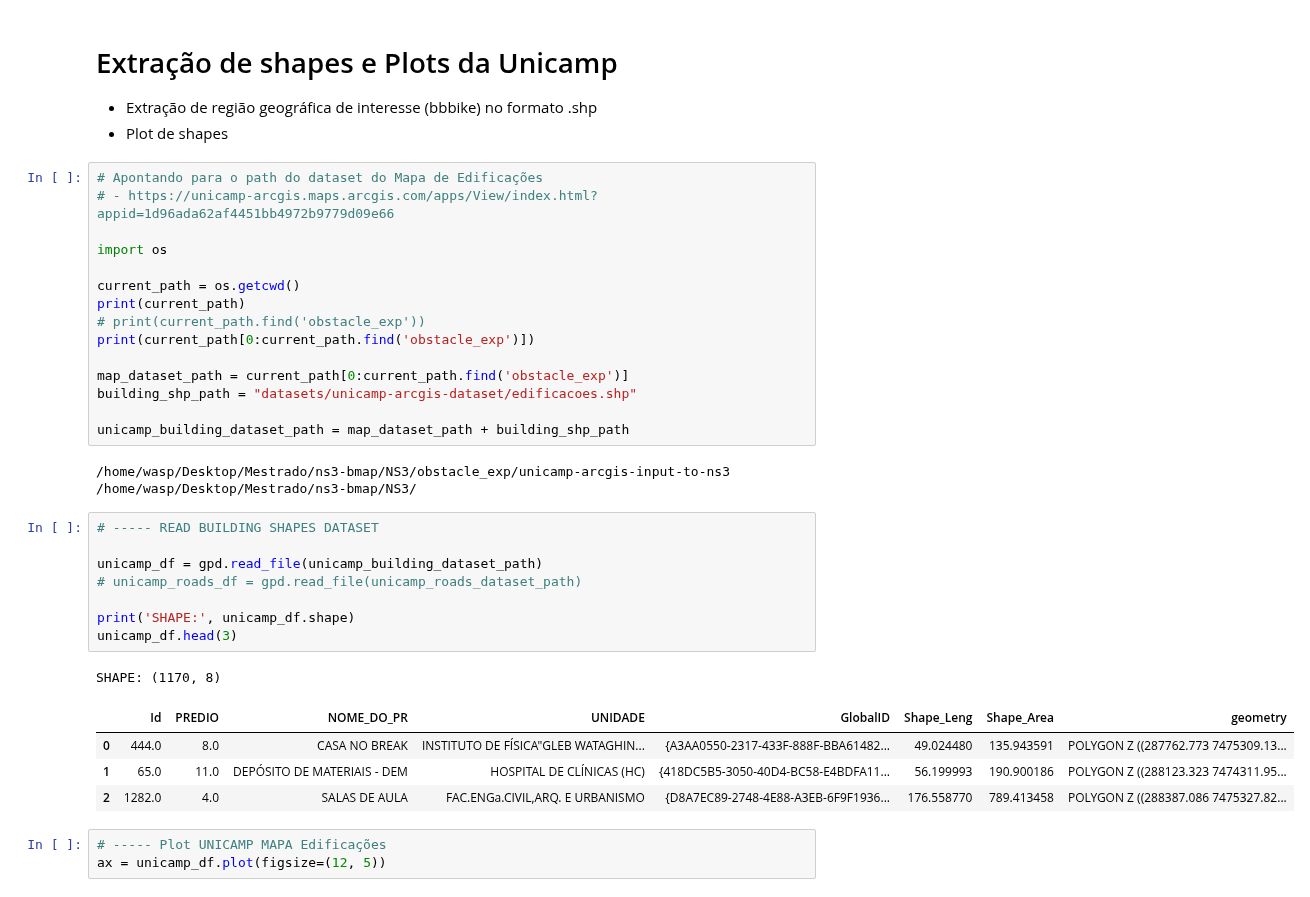
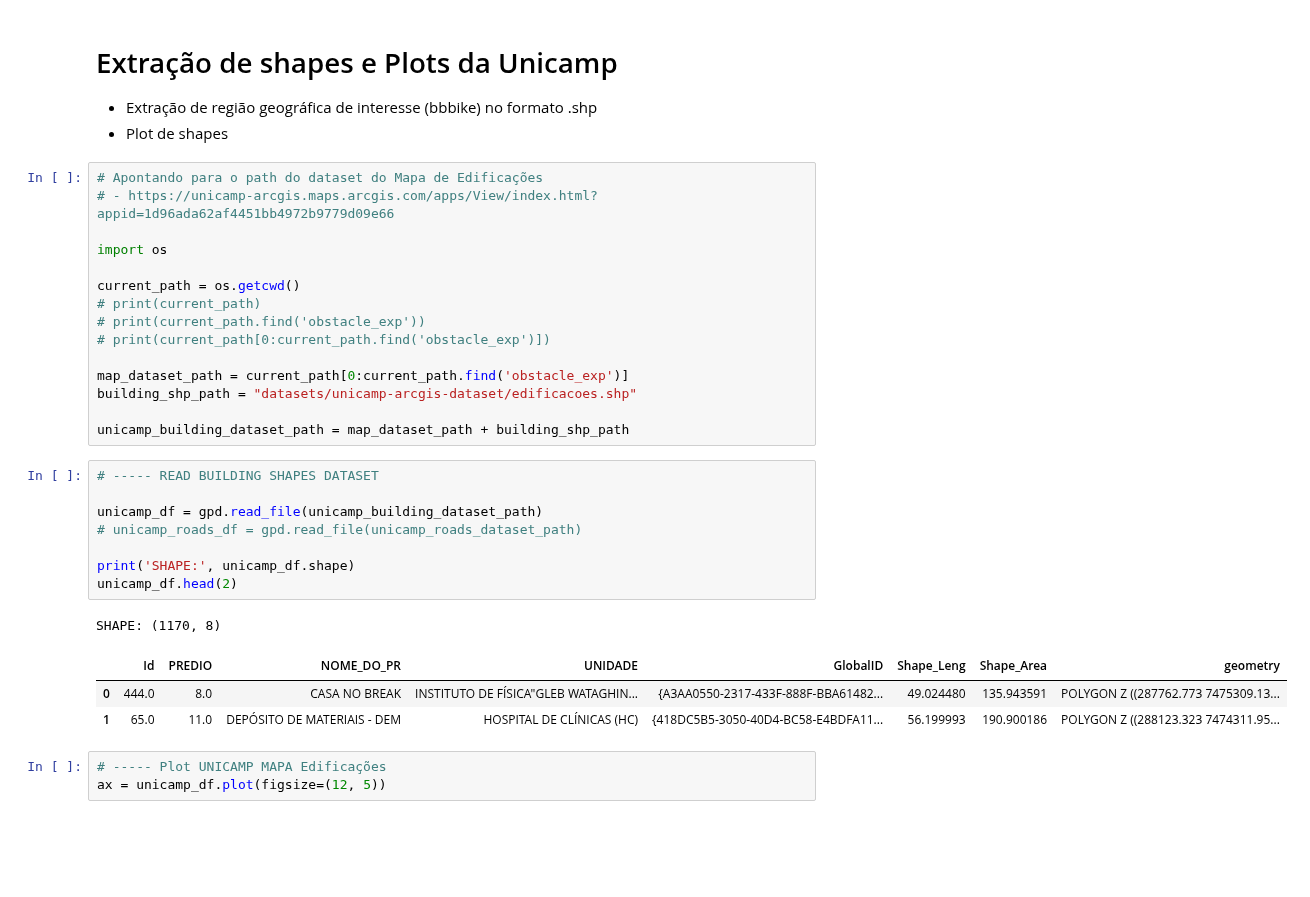
Before and after one commit to wasp-lahis/ns3-bmap, a Jupyter notebook: NS3/obstacle_exp/unicamp-arcgis-input-to-ns3/create-dataset-inputs-to-ns3.ipynb, the cells around one changed output. Cells and saved outputs as stored; diff of their text form; blank space fills up the shorter version.

```diff
--- a/NS3/obstacle_exp/unicamp-arcgis-input-to-ns3/create-dataset-inputs-to-ns3.ipynb
+++ b/NS3/obstacle_exp/unicamp-arcgis-input-to-ns3/create-dataset-inputs-to-ns3.ipynb
@@ -30,31 +30,27 @@ import pandas as pd
 import os
 
 current_path = os.getcwd()
-print(current_path)
+# print(current_path)
 # print(current_path.find('obstacle_exp'))
-print(current_path[0:current_path.find('obstacle_exp')])
+# print(current_path[0:current_path.find('obstacle_exp')])
 
 map_dataset_path = current_path[0:current_path.find('obstacle_exp')]
 building_shp_path = "datasets/unicamp-arcgis-dataset/edificacoes.shp"
 
 unicamp_building_dataset_path = map_dataset_path + building_shp_path
-# %% [output]
-/home/wasp/Desktop/Mestrado/ns3-bmap/NS3/obstacle_exp/unicamp-arcgis-input-to-ns3
-/home/wasp/Desktop/Mestrado/ns3-bmap/NS3/
 # %%
 # ----- READ BUILDING SHAPES DATASET
 
 unicamp_df = gpd.read_file(unicamp_building_dataset_path)
 # unicamp_roads_df = gpd.read_file(unicamp_roads_dataset_path)
 
 print('SHAPE:', unicamp_df.shape)
-unicamp_df.head(3)
+unicamp_df.head(2)
 # %% [output]
 SHAPE: (1170, 8)
 |  | Id | PREDIO | NOME_DO_PR | UNIDADE | GlobalID | Shape_Leng | Shape_Area | geometry |
 | 0 | 444.0 | 8.0 | CASA NO BREAK | INSTITUTO DE FÍSICA"GLEB WATAGHIN... | {A3AA0550-2317-433F-888F-BBA61482... | 49.024480 | 135.943591 | POLYGON Z ((287762.773 7475309.13... |
 | 1 | 65.0 | 11.0 | DEPÓSITO DE MATERIAIS - DEM | HOSPITAL DE CLÍNICAS (HC) | {418DC5B5-3050-40D4-BC58-E4BDFA11... | 56.199993 | 190.900186 | POLYGON Z ((288123.323 7474311.95... |
-| 2 | 1282.0 | 4.0 | SALAS DE AULA | FAC.ENGa.CIVIL,ARQ. E URBANISMO | {D8A7EC89-2748-4E88-A3EB-6F9F1936... | 176.558770 | 789.413458 | POLYGON Z ((288387.086 7475327.82... |
 # %%
 # ----- Plot UNICAMP MAPA Edificações
 ax = unicamp_df.plot(figsize=(12, 5))
```
Also changed, not shown: parts of 10 cells of this notebook, 14 other files.
